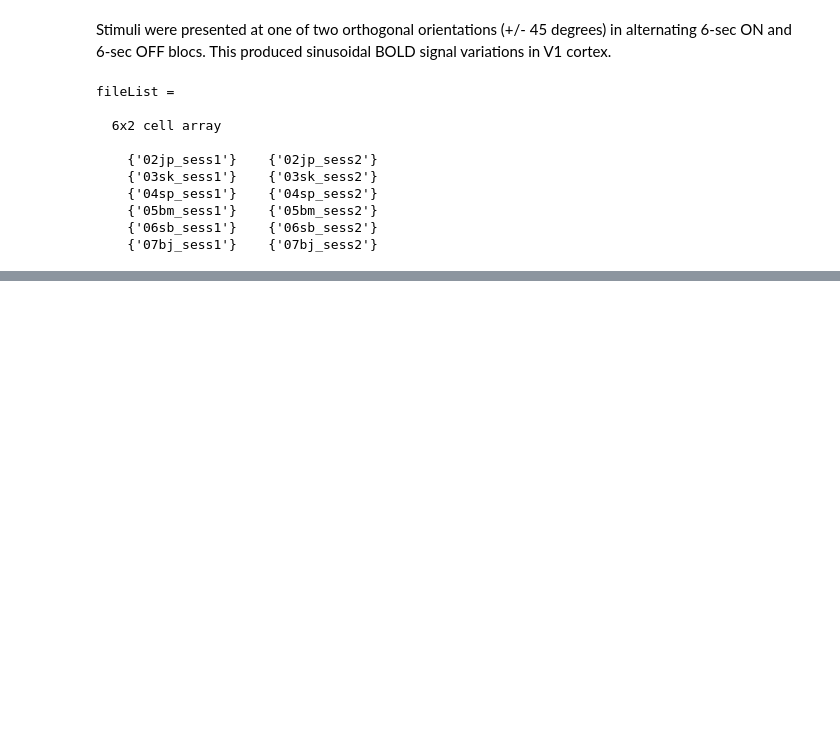
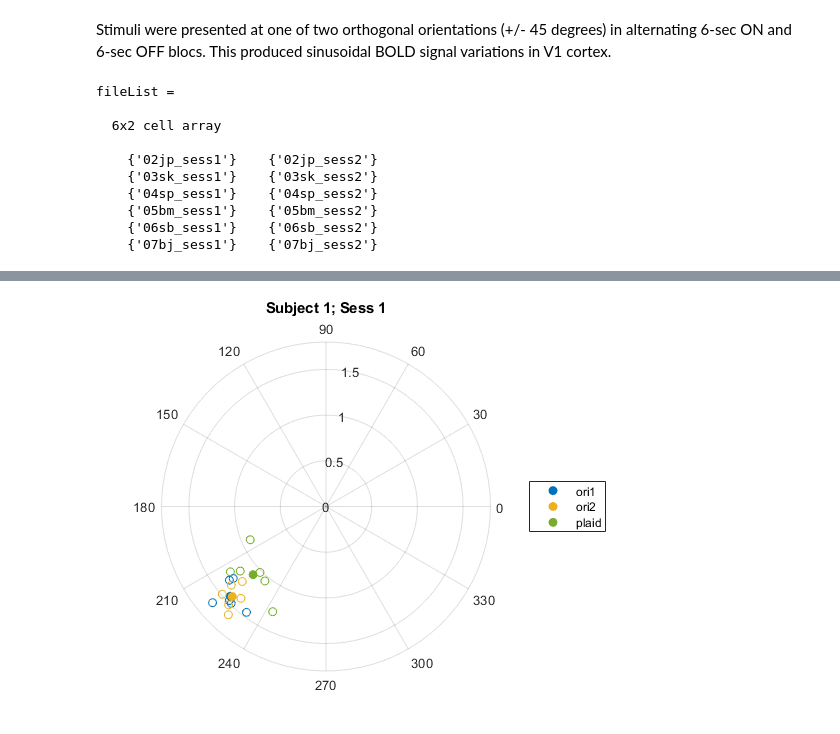
Before and after one commit to Proulx-S/HRdelay, a Jupyter notebook: neuroimaging/DecodingHR.ipynb, the cells around one changed output, grey strips where cells are left out. Drawn from its saved outputs; the diff is of its cells as text; code cells hidden in the pictures; blank space fills up the shorter version.

Commit message:
Some exploration then settling on averaging in cartesian space as much as possible

```diff
--- a/neuroimaging/DecodingHR.ipynb
+++ b/neuroimaging/DecodingHR.ipynb
@@ -11,6 +11,7 @@ I am therefore constructing this documentation backward, from the highly process
 Stimuli were presented at one of two orthogonal orientations (+/- 45 degrees) in alternating 6-sec ON and 6-sec OFF blocs. This produced sinusoidal BOLD signal variations in V1 cortex.
 # %%
 clear all
+dataLevel = 'z';
 dataDir = 'C:\Users\sebas\OneDrive - McGill University\McGill\work\projects\170210_HRdecoding\C_processing';
 fileList = {'02jp_sess1' '03sk_sess1' '04sp_sess1' '05bm_sess1' '06sb_sess1' '07bj_sess1';...
             '02jp_sess2' '03sk_sess2' '04sp_sess2' '05bm_sess2' '06sb_sess2' '07bj_sess2'}';
@@ -130,0 +30,4 @@ F =
+# %%
+% Load complex numbers representing the sinusoidal response in a cartesian space
+data = loadData(dataLevel,dataDir,fileList)
+data.ori1
@@ -130,0 +54,4 @@ F =
+# %%
+% Average voxels in cartesian space
+dataP = avVox(data);
+dataP.ori1
@@ -130,0 +69,9 @@ F =
+# %%
+% Plot single subjects
+plotSubj(dataP,1,1);
+% for subjInd = 1:6
+%     plotSubj(dataP,subjInd,1,rLim);
+%     plotSubj(dataP,subjInd,2,rLim);
+% end
+# %% [output]
+[figure, added]
```
Also changed, not shown: parts of 11 cells of this notebook, 10 other files.
